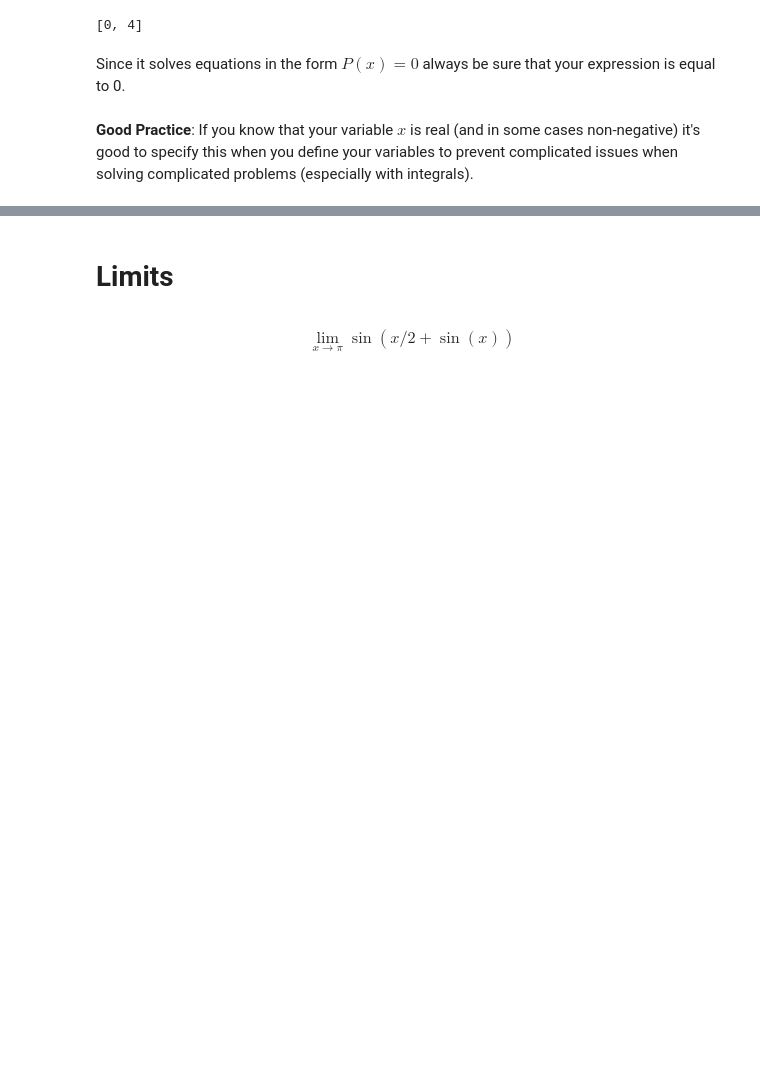
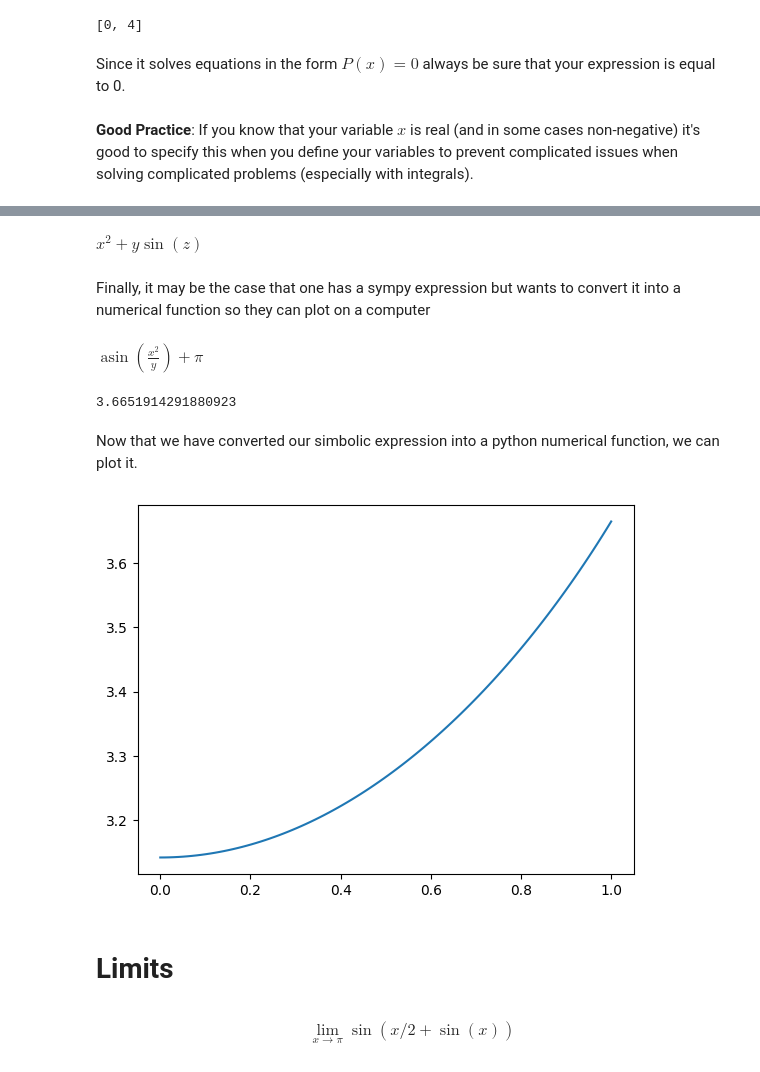
Before and after one commit to CarlosGordon/Calculus-II, a Jupyter notebook: sympyTutorial.ipynb, the cells around one changed output, grey strips where cells are left out. Drawn from its saved outputs; the diff is of its cells as text; code cells hidden in the pictures; blank space fills up the shorter version.

```diff
--- a/sympyTutorial.ipynb
+++ b/sympyTutorial.ipynb
@@ -79,0 +82,6 @@ Since it solves equations in the form $P(x)=0$ always be sure that your expressi
+# %%
+x, y, z = smp.symbols('x y z')
+F = x**2+smp.sin(z)*y
+F
+# %% [output]
+$\displaystyle x^{2} + y \sin{\left(z \right)}$
@@ -80,3 +94,27 @@ Since it solves equations in the form $P(x)=0$ always be sure that your expressi
+# %%
+z_sols = smp.solve(F,z)
+z_sols
+# %% [markdown]
+Finally, it may be the case that one has a sympy expression but wants to convert it into a numerical function so they can plot on a computer
+# %%
+expr = z_sols[0]
+expr
+# %% [output]
+$\displaystyle \operatorname{asin}{\left(\frac{x^{2}}{y} \right)} + \pi$
+# %%
+expr_f = smp.lambdify([x,y], expr)
+expr_f(1,2)
+# %% [output]
+3.6651914291880923
+# %% [markdown]
+Now that we have converted our simbolic expression into a python numerical function, we can plot it.
+# %%
+x_num = np.linspace(0,1,100)
+y_num = 2
+plt.plot(x_num, expr_f(x_num,y_num))
+plt.show()
+# %% [output]
+[figure, added]
 # %% [markdown]
 # Limits
 # %% [markdown]
```
Also changed, not shown: parts of 6 cells of this notebook.
